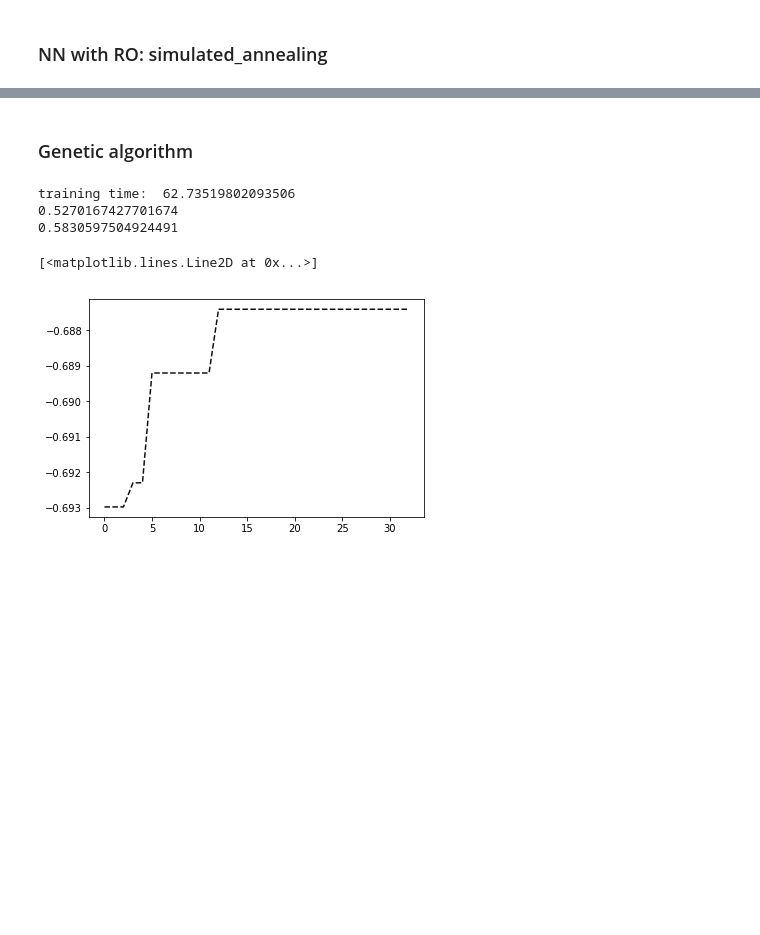
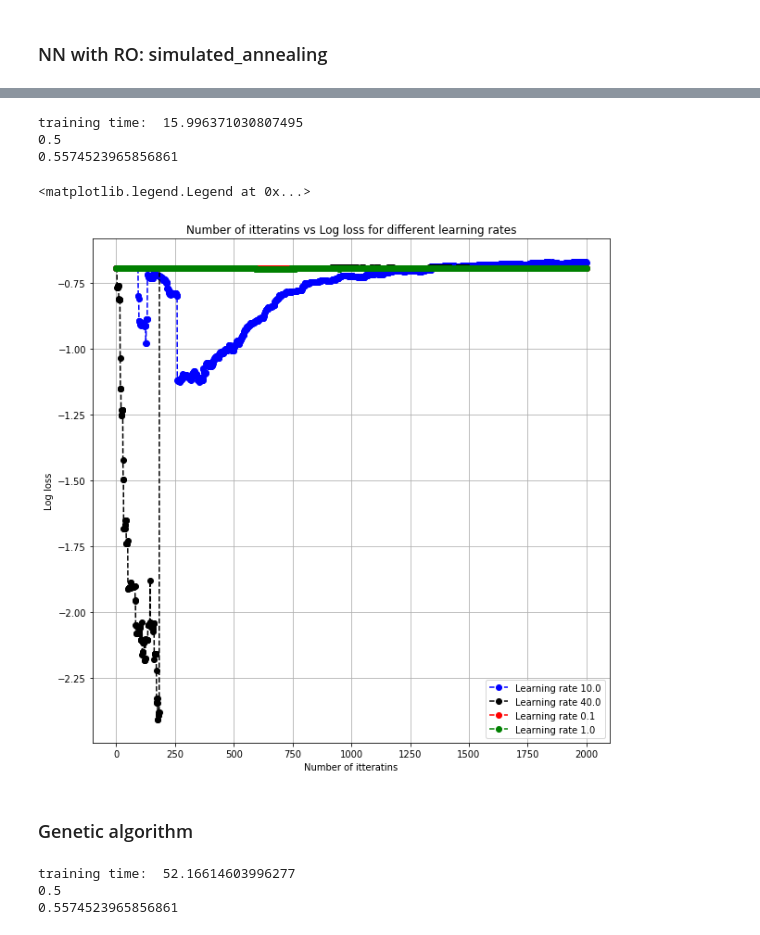
Before and after one commit to Katy-katy/ml_hw_2, a Jupyter notebook: code.ipynb, the cells around one changed output, grey strips where cells are left out. Saved outputs shown, nothing was run; the diff lists cells and outputs as text; code cells hidden in the pictures; blank space fills up the shorter version.

```diff
--- a/code.ipynb
+++ b/code.ipynb
@@ -828,10 +961,60 @@ plt.plot(nn_model1.fitness_curve, '--', color="#111111",  label="Log loss")
+# %%
+random.seed(7)
+init_weights=np.random.uniform(-0.2, 0.2, 608)
+start_train = time.time()
+nn_model3_4 = mlrose.NeuralNetwork(hidden_nodes=[2,2],
+                                             activation='relu',
+                                             algorithm='simulated_annealing',
+                                             max_iters=2000,
+                                             bias=True,
+                                             is_classifier=True,
+                                             learning_rate=40.0,
+                                             early_stopping=True,
+                                             clip_max=20,
+                                             random_state = 3,
+                                             curve=True,
+                                             max_attempts=100)
+nn_model3_4.fit(X_rus, y_rus, init_weights=init_weights)
+print("training time: ", time.time() - start_train)
+y_train_pred = nn_model3_4.predict(X_rus)
+y_train_accuracy = accuracy_score(y_rus, y_train_pred)
+
+print(y_train_accuracy)
+
+# Predict labels for test set and assess accuracy
+y_test_pred = nn_model3_4.predict(X_test_scaled)
+y_test_accuracy = accuracy_score(y_test, y_test_pred)
+print(y_test_accuracy)
+# %% [output]
+training time:  15.996371030807495
+0.5
+0.5574523965856861
+# %%
+_, axes = plt.subplots(1, 1, figsize=(10, 10))
+axes.set_title("Number of itteratins vs Log loss for different learning rates")
+axes.set_xlabel("Number of itteratins")
+axes.set_ylabel("Log loss")
+axes.grid()
+axes.plot(nn_model3_3.fitness_curve, 'o--', color="b",
+                 label="Learning rate 10.0")
+axes.plot(nn_model3_4.fitness_curve, 'o--', color="k",
+                 label="Learning rate 40.0")
+axes.plot(nn_model3_1.fitness_curve, 'o--', color="r",
+                 label="Learning rate 0.1")
+axes.plot(nn_model3_2.fitness_curve, 'o--', color="g",
+                 label="Learning rate 1.0")
+
+axes.legend(loc="best")
+# %% [output]
+<matplotlib.legend.Legend at 0x...>
+[figure, added]
 # %% [markdown]
 ### Genetic algorithm
 # %%
 random.seed(7)
 init_weights=np.random.uniform(-0.1, 0.1, 608)
 start_train = time.time()
-nn_model3 = mlrose.NeuralNetwork(hidden_nodes=[2,2],
+nn_model4_1 = mlrose.NeuralNetwork(hidden_nodes=[2,2],
                                              activation='relu',
                                              algorithm='genetic_alg',
                                              max_iters=3000,
@@ -844,23 +1027,18 @@ nn_model3 = mlrose.NeuralNetwork(hidden_nodes=[2,2],
                                              curve=True,
                                              pop_size=400,mutation_prob=0.1,
                                              max_attempts=20)
-nn_model3.fit(X_rus, y_rus, init_weights=init_weights)
+nn_model4_1.fit(X_rus, y_rus, init_weights=init_weights)
 print("training time: ", time.time() - start_train)
-y_train_pred = nn_model3.predict(X_rus)
+y_train_pred = nn_model4_1.predict(X_rus)
 y_train_accuracy = accuracy_score(y_rus, y_train_pred)
 
 print(y_train_accuracy)
 
 # Predict labels for test set and assess accuracy
-y_test_pred = nn_model3.predict(X_test_scaled)
+y_test_pred = nn_model4_1.predict(X_test_scaled)
 y_test_accuracy = accuracy_score(y_test, y_test_pred)
 print(y_test_accuracy)
 # %% [output]
-training time:  62.73519802093506
-0.5270167427701674
-0.5830597504924491
+training time:  52.16614603996277
+0.5
+0.5574523965856861
-# %%
-plt.plot(nn_model3.fitness_curve, '--', color="#111111",  label="Log loss")
-# %% [output]
-[<matplotlib.lines.Line2D at 0x...>]
-[figure, removed]
```
Also changed, not shown: parts of 64 cells of this notebook.
